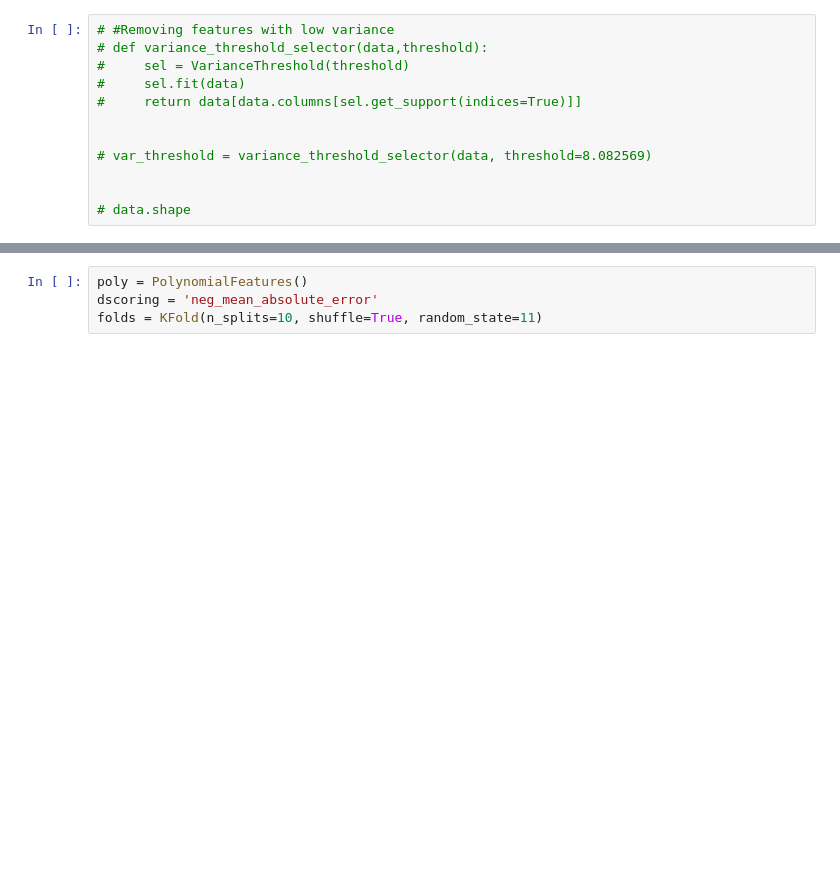
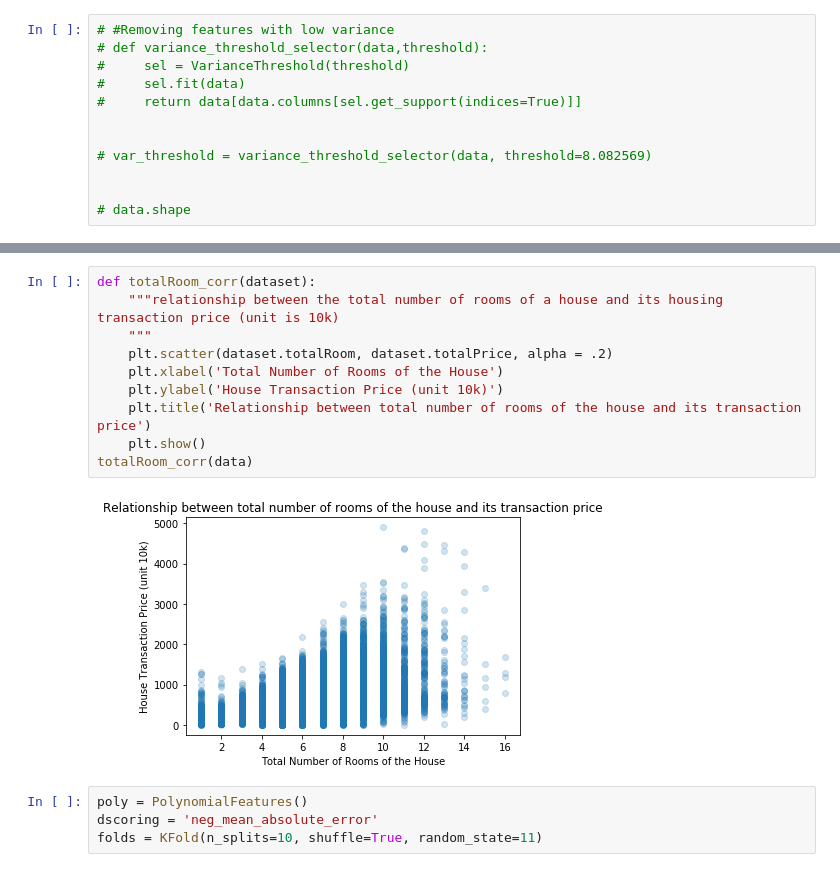
Before and after one commit to ashleyz7/370-Housing-Price-Project, a Jupyter notebook: analysis2.ipynb, the cells around one changed output, grey strips where cells are left out. Cells and saved outputs as stored; diff of their text form; blank space fills up the shorter version.

```diff
--- a/analysis2.ipynb
+++ b/analysis2.ipynb
@@ -163,3 +179,15 @@ train_features, test_features, train_outcome, test_outcome = train_test_split(
+# %%
+def totalRoom_corr(dataset):
+    """relationship between the total number of rooms of a house and its housing transaction price (unit is 10k)
+    """
+    plt.scatter(dataset.totalRoom, dataset.totalPrice, alpha = .2)
+    plt.xlabel('Total Number of Rooms of the House')
+    plt.ylabel('House Transaction Price (unit 10k)')
+    plt.title('Relationship between total number of rooms of the house and its transaction price')
+    plt.show()
+totalRoom_corr(data)
+# %% [output]
+[figure, added]
 # %%
 poly = PolynomialFeatures()
 dscoring = 'neg_mean_absolute_error'
```
Also changed, not shown: parts of 23 cells of this notebook.
